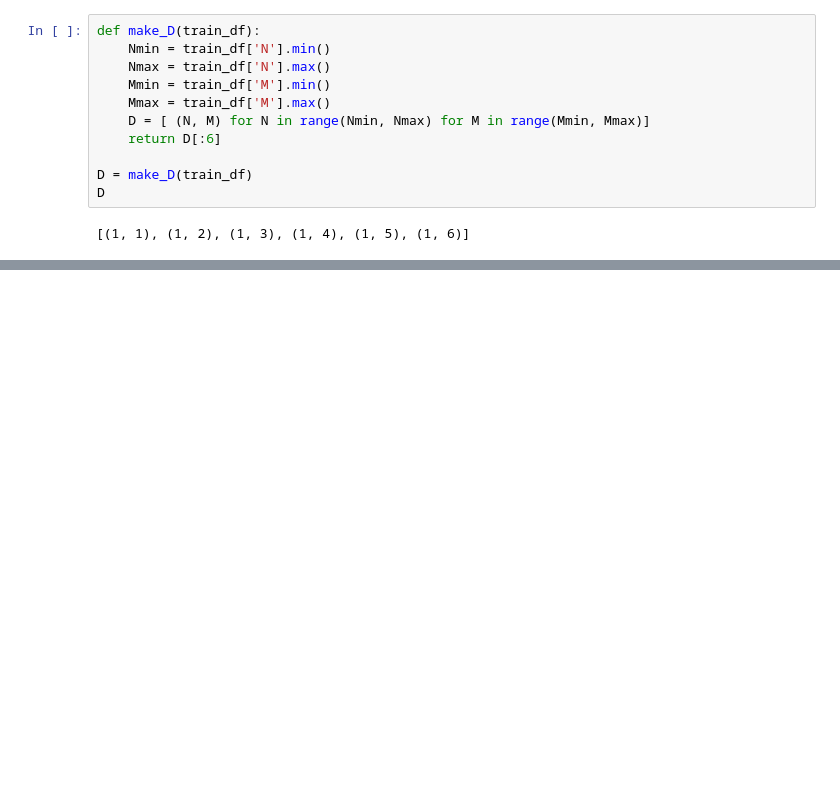
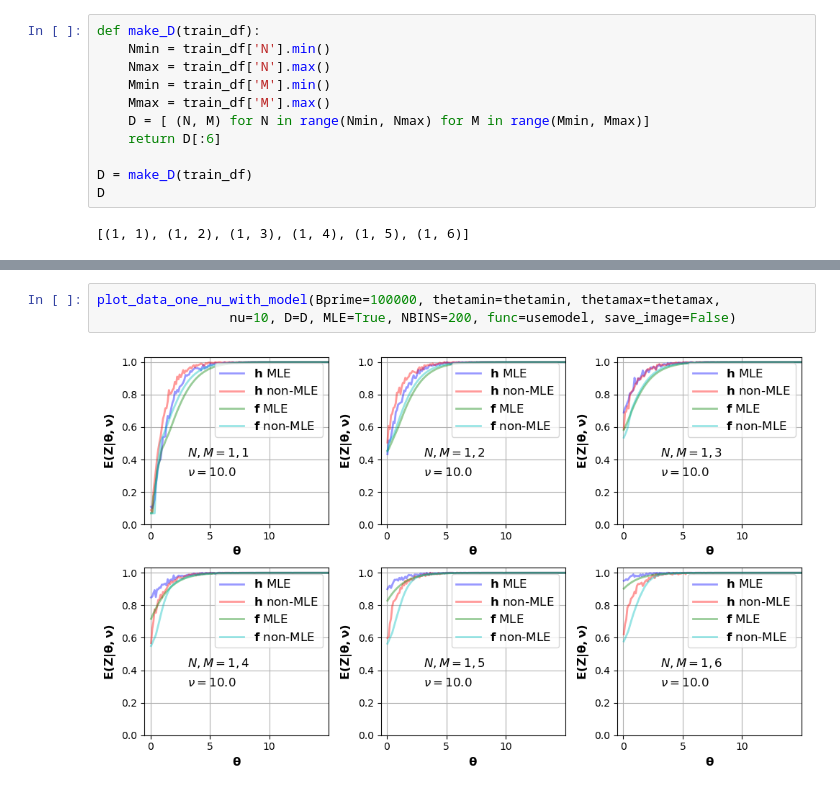
Before and after one commit to AliAlkadhim/LFI_HEP, a Jupyter notebook: Nov.ipynb, the cells around one changed output, grey strips where cells are left out. Drawn from its saved outputs; the diff is of its cells as text; blank space fills up the shorter version.

```diff
--- a/Nov.ipynb
+++ b/Nov.ipynb
@@ -1803,0 +1804,5 @@ plot_data_one_nu_with_model(Bprime=100000, thetamin=thetamin, thetamax=thetamax,
+# %%
+plot_data_one_nu_with_model(Bprime=100000, thetamin=thetamin, thetamax=thetamax,
+                 nu=10, D=D, MLE=True, NBINS=200, func=usemodel, save_image=False)
+# %% [output]
+[figure, added]
```
Also changed, not shown: parts of 1 cell of this notebook.
